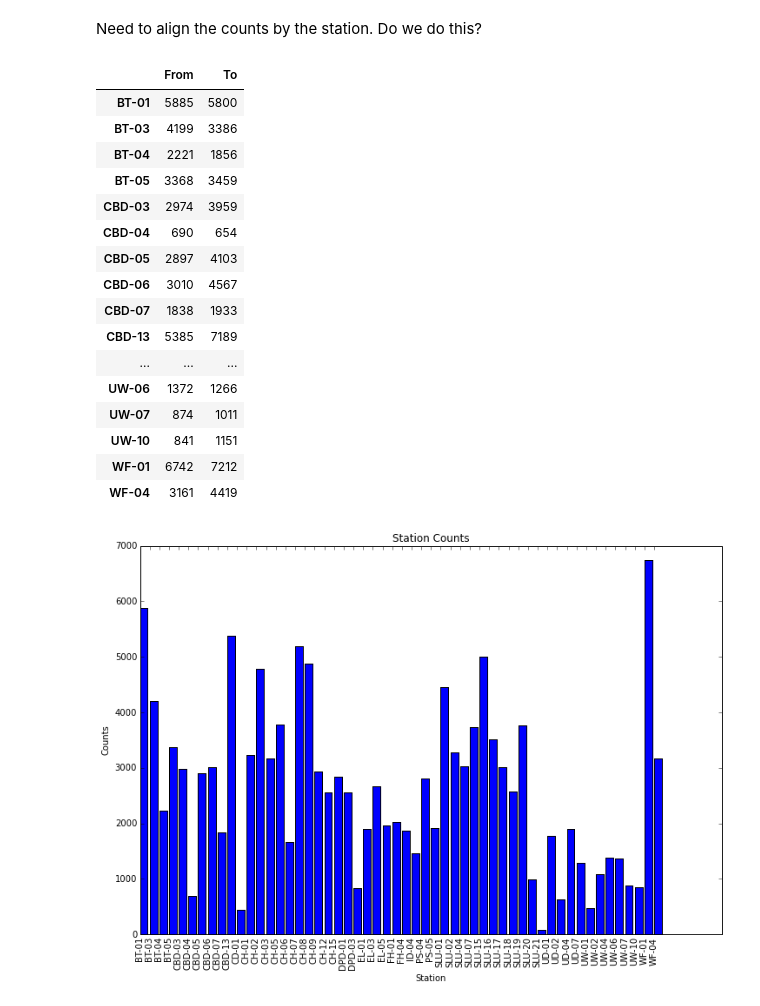
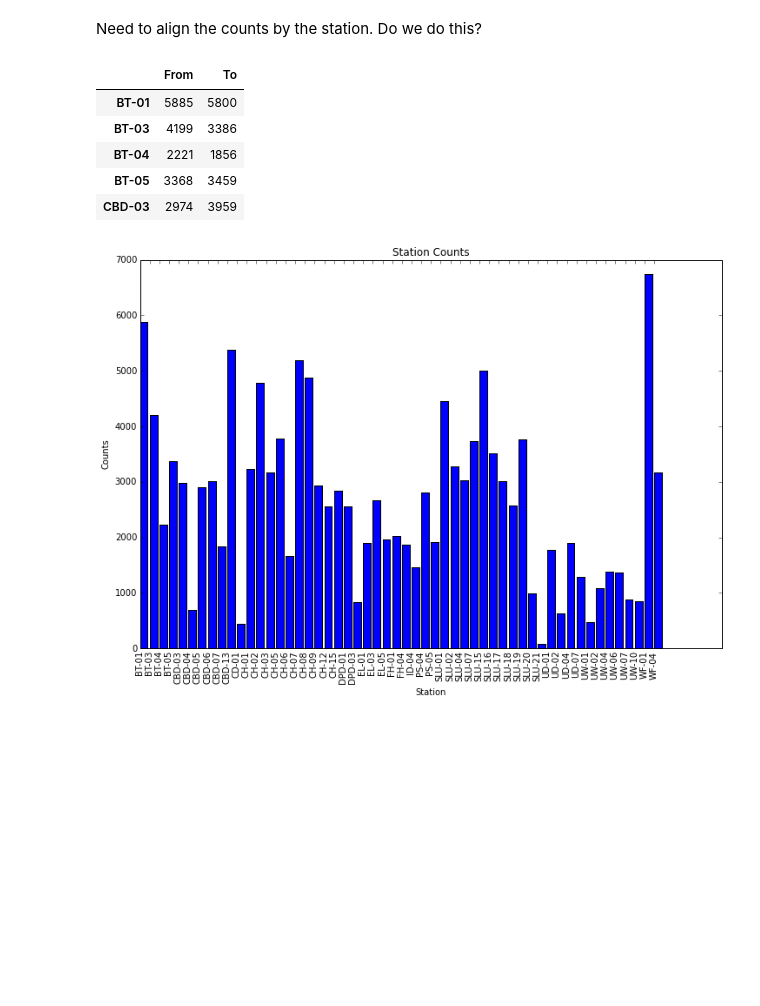
Before and after one commit to UWSEDS/LectureNotes, a Jupyter notebook: 05-Visualization-in-Python/Visualization in Python.ipynb, the cells around one changed output. Drawn from its saved outputs; the diff is of its cells as text; code cells hidden in the pictures; blank space fills up the shorter version.

```diff
--- a/05-Visualization-in-Python/Visualization in Python.ipynb
+++ b/05-Visualization-in-Python/Visualization in Python.ipynb
@@ -114,25 +114,14 @@ counts_df = pd.DataFrame({'From': from_counts.sort_index(), 'To': to_counts.sort
 # %% [markdown]
 Need to align the counts by the station. Do we do this?
-# %%
-counts_df
-# %% [output]
-|  | From | To |
-| BT-01 | 5885 | 5800 |
-| BT-03 | 4199 | 3386 |
-| BT-04 | 2221 | 1856 |
-| BT-05 | 3368 | 3459 |
-| CBD-03 | 2974 | 3959 |
-| CBD-04 | 690 | 654 |
-| CBD-05 | 2897 | 4103 |
-| CBD-06 | 3010 | 4567 |
-| CBD-07 | 1838 | 1933 |
-| CBD-13 | 5385 | 7189 |
-| ... | ... | ... |
-| UW-06 | 1372 | 1266 |
-| UW-07 | 874 | 1011 |
-| UW-10 | 841 | 1151 |
-| WF-01 | 6742 | 7212 |
-| WF-04 | 3161 | 4419 |
+# %%
+df_counts.head()
+# %% [output]
+|  | From | To |
+| BT-01 | 5885 | 5800 |
+| BT-03 | 4199 | 3386 |
+| BT-04 | 2221 | 1856 |
+| BT-05 | 3368 | 3459 |
+| CBD-03 | 2974 | 3959 |
 # %%
 """
 Basic bar chart using matplotlib
```
Also changed, not shown: parts of 26 cells of this notebook.
